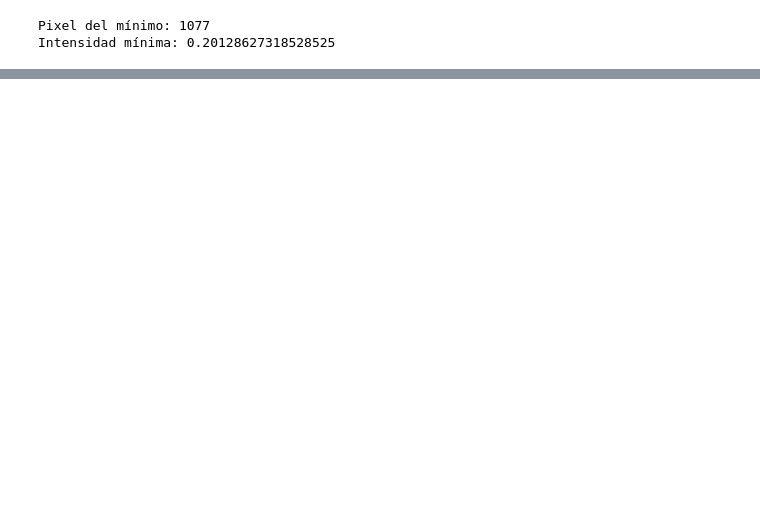
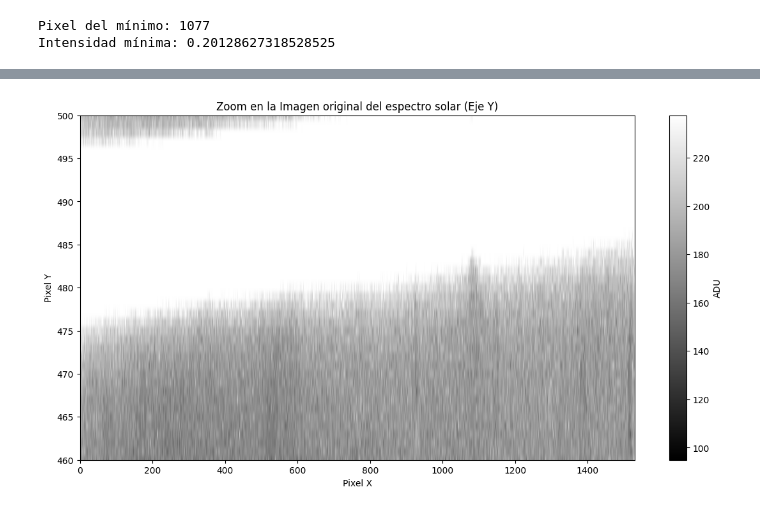
Before and after one commit to KateT840/Espectrografia-astronomica, a Jupyter notebook: Procesamiento_y_extracción_del_perfil_de_un_espectro_solar.ipynb, the cells around one changed output, grey strips where cells are left out. Saved outputs shown, nothing was run; the diff lists cells and outputs as text; code cells hidden in the pictures; blank space fills up the shorter version.

```diff
--- a/Procesamiento_y_extracción_del_perfil_de_un_espectro_solar.ipynb
+++ b/Procesamiento_y_extracción_del_perfil_de_un_espectro_solar.ipynb
@@ -184,0 +201,28 @@ Intensidad mínima: 0.20128627318528525
+# %%
+from astropy.visualization import ZScaleInterval
+import matplotlib.pyplot as plt
+
+intervalo = ZScaleInterval()
+vmin, vmax = intervalo.get_limits(solar)
+
+plt.figure(figsize=(14, 7))
+plt.imshow(
+    solar, cmap="gray", origin="lower", vmin=vmin, vmax=vmax, aspect="auto"
+)
+
+# === AQUÍ HACES EL ZOOM EN EL EJE Y ===
+# Reemplaza 400 y 550 por el rango de filas exacto donde se ve tu espectro
+plt.ylim(460, 500)
+
+# Opcional: si también quieres limitar el eje X, puedes descomentar la siguiente línea:
+# plt.xlim(0, 2000)
+
+plt.xlabel("Pixel X")
+plt.ylabel("Pixel Y")
+plt.title(
+    "Zoom en la Imagen original del espectro solar (Eje Y)"
+)  #'
+plt.colorbar(label="ADU")
+plt.show()
+# %% [output]
+[figure, added]
```
Also changed, not shown: parts of 13 cells of this notebook.
